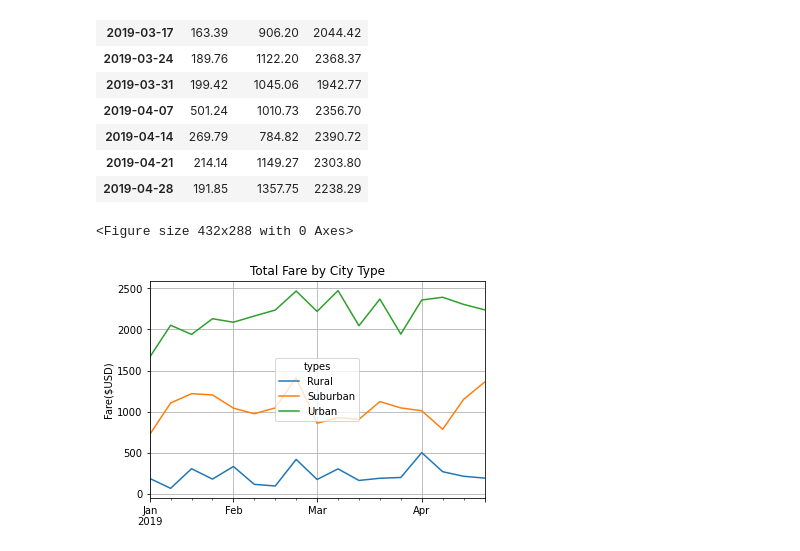
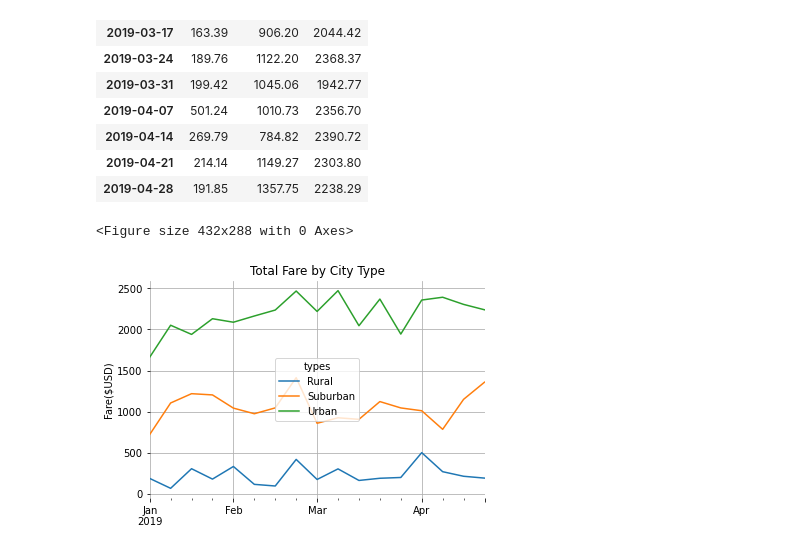
Before and after one commit to merinanto/PyBer_Analysis, a Jupyter notebook: PyBer_Challenge.ipynb, the cells around one changed output. Cells and saved outputs as stored; diff of their text form; code cells hidden in the pictures.

```diff
--- a/PyBer_Challenge.ipynb
+++ b/PyBer_Challenge.ipynb
@@ -269,23 +269,28 @@ pyber_newdata_week_df
 # %%
 # 8. Using the object-oriented interface method, plot the resample DataFrame using the df.plot() function.
 # Create the plot with ax.plt()
 #fig, ax = plt.subplots()
 fig = plt.figure()
 ax = pyber_newdata_week_df.plot.line()
 ax.set_title('Total Fare by City Type')
 ax.legend(loc='center',title="types")
 ax.xaxis.set_label_text("")
 ax.yaxis.set_label_text('Fare($USD)')
 #fig.set_figwidth(200)
 ax.grid()
 fig.figsize=(10, 6)
 
+ax.spines['top'].set_visible(False)
+ax.spines['right'].set_visible(False)
+ax.spines['left'].set_visible(False)
+ax.spines['bottom'].set_visible(False)
+
 
 # Import the style from Matplotlib.
 from matplotlib import style
 # Use the graph style fivethirtyeight.
 style.use('fivethirtyeight')
 ax.figure.savefig("analysis/PyBer_fare_summary.png")
 # %% [output]
 <Figure size 432x288 with 0 Axes>
-[figure, old version]
+[figure, new version]
```
